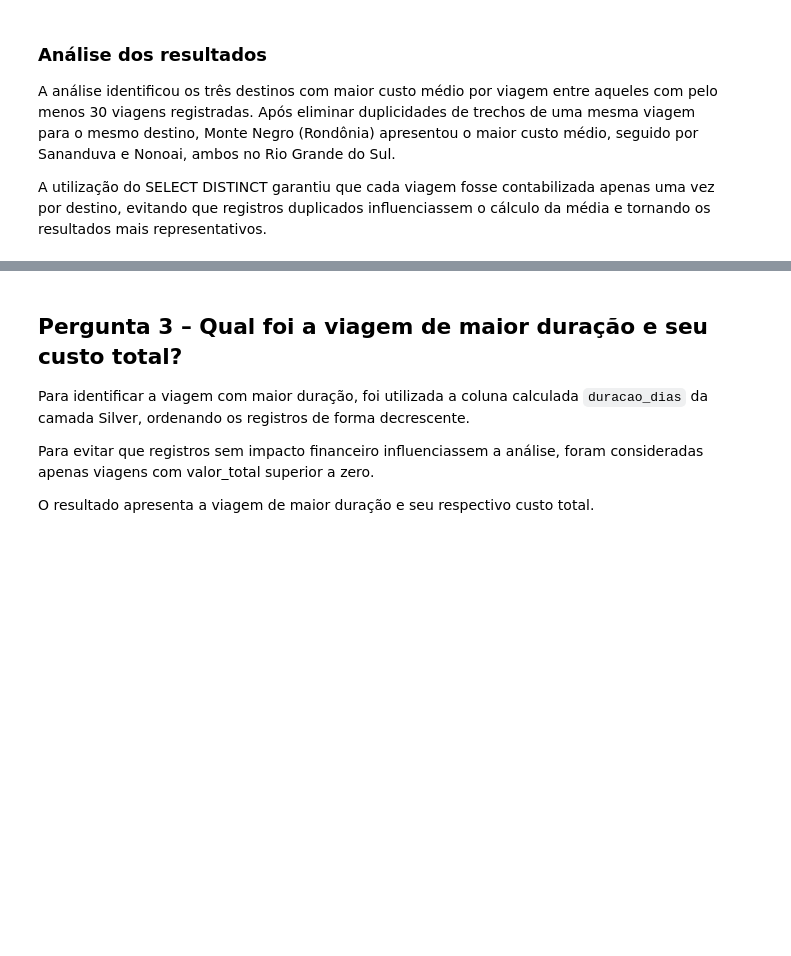
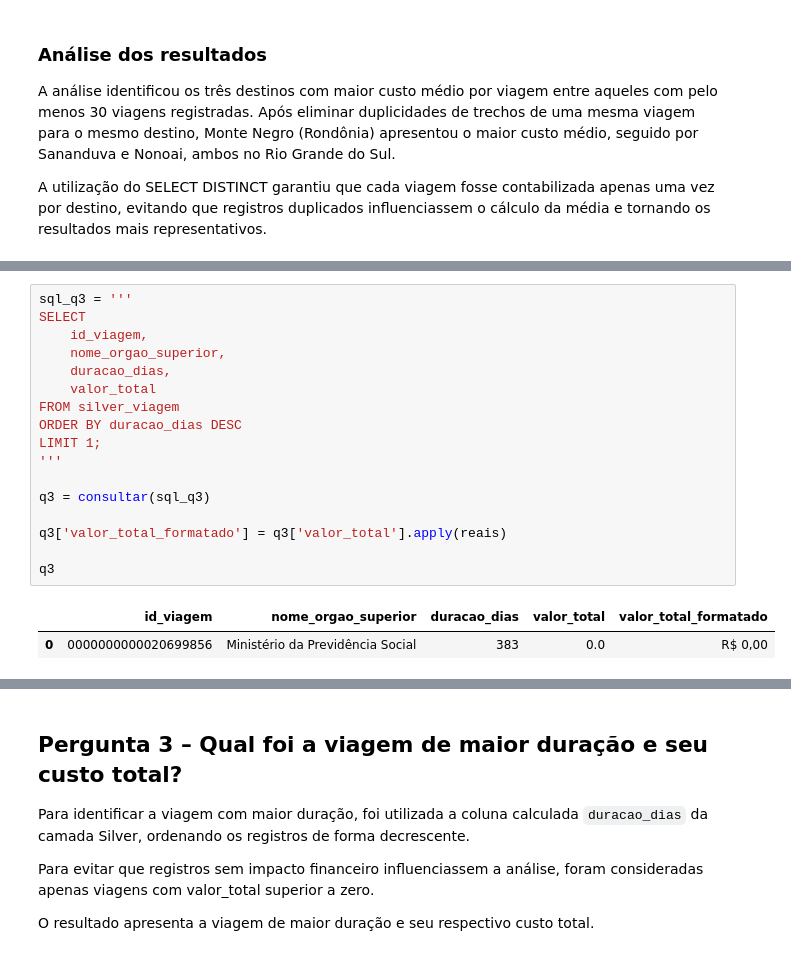
Before and after one commit to FernandaBarrosLinhares/Projeto-Final-Fernanda-Linhares, a Jupyter notebook: notebooks/3_analise.ipynb, the cells around one changed output, grey strips where cells are left out. Drawn from its saved outputs; the diff is of its cells as text; blank space fills up the shorter version.

```diff
--- a/notebooks/3_analise.ipynb
+++ b/notebooks/3_analise.ipynb
@@ -244,0 +253,20 @@ A utilização do SELECT DISTINCT garantiu que cada viagem fosse contabilizada a
+# %%
+sql_q3 = '''
+SELECT
+    id_viagem,
+    nome_orgao_superior,
+    duracao_dias,
+    valor_total
+FROM silver_viagem
+ORDER BY duracao_dias DESC
+LIMIT 1;
+'''
+
+q3 = consultar(sql_q3)
+
+q3['valor_total_formatado'] = q3['valor_total'].apply(reais)
+
+q3
+# %% [output]
+|  | id_viagem | nome_orgao_superior | duracao_dias | valor_total | valor_total_formatado |
+| 0 | 0000000000020699856 | Ministério da Previdência Social | 383 | 0.0 | R$ 0,00 |
```
Also changed, not shown: parts of 12 cells of this notebook.
